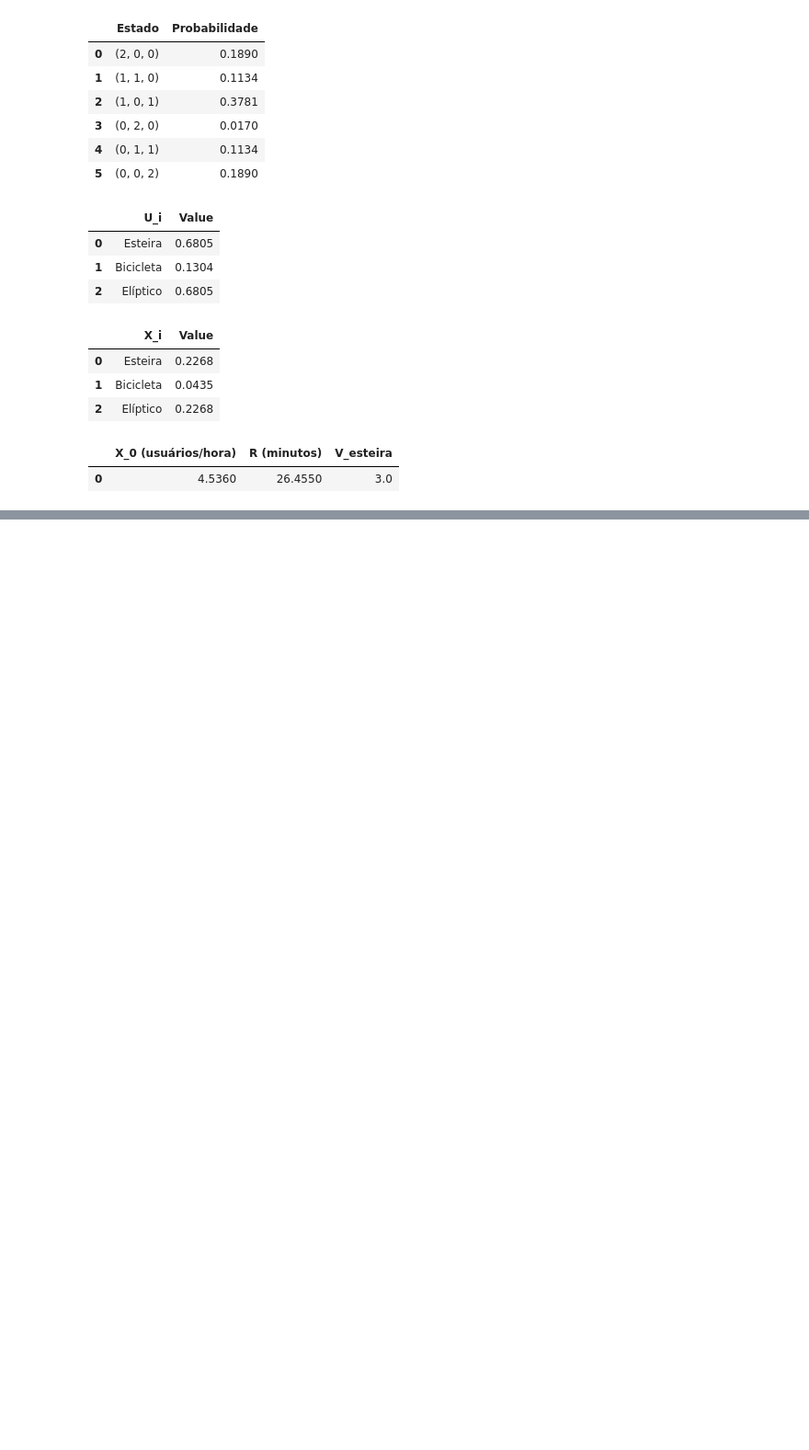
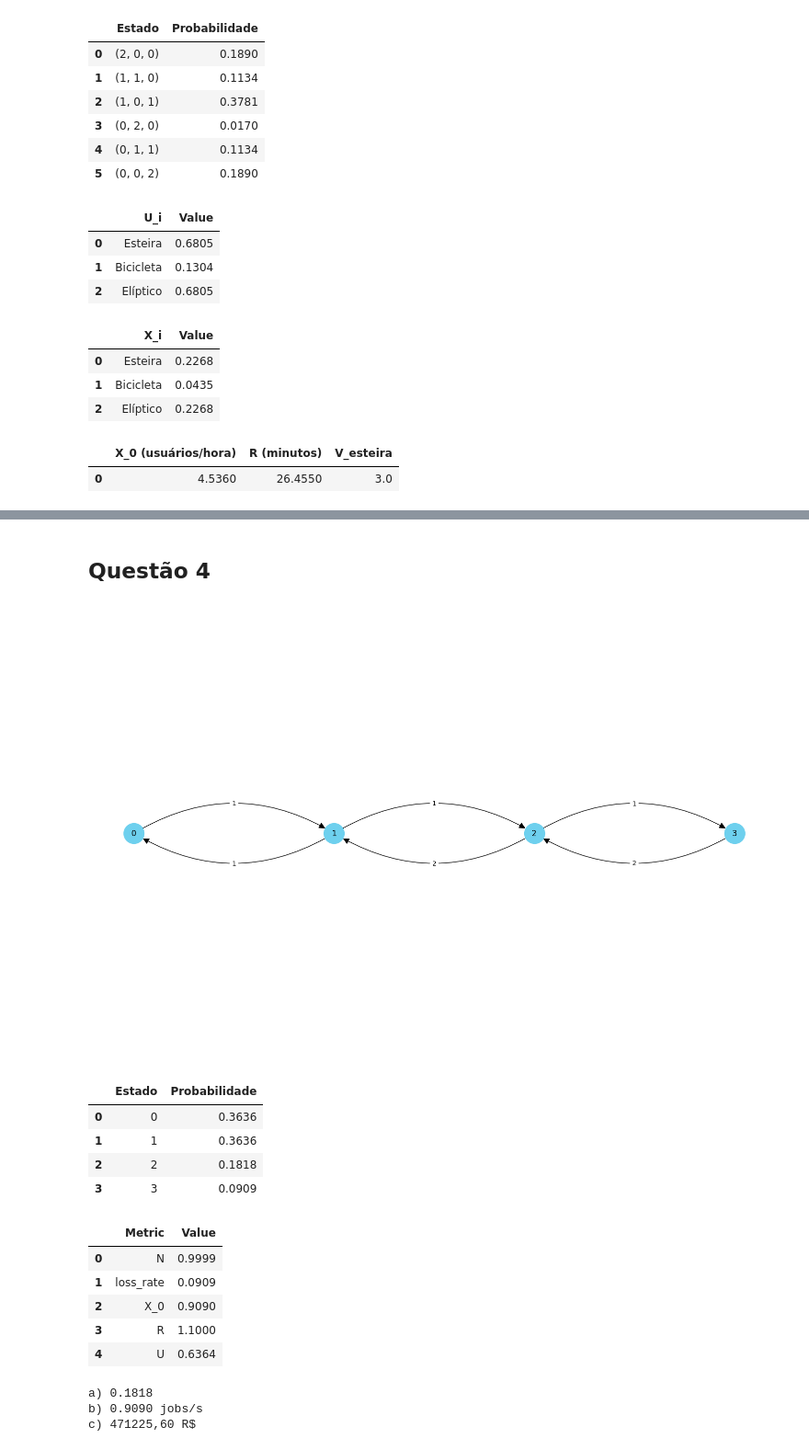
Before and after one commit to joaomarcostg/ADS, a Jupyter notebook: draw.ipynb, the cells around one changed output, grey strips where cells are left out. Shown: that part at 92% size. Saved outputs shown, nothing was run; the diff lists cells and outputs as text; code cells hidden in the pictures; blank space fills up the shorter version.

```diff
--- a/draw.ipynb
+++ b/draw.ipynb
@@ -846,0 +1041,53 @@ TypeError: calculate_metrics3() got an unexpected keyword argument 'lambda_syste
+# %% [markdown]
+## Questão 4
+# %%
+# QUESTAO 4
+M = 2
+B = 3
+K = 2
+lambdaValue = 1
+custom_lambdas = []
+lambdas = [ lambdaValue if lambdaValue != None else custom_lambdas[i] for i in range(0, B)]
+muValue = None
+custom_mus = [ M if i >= M else i + 1 for i in range(0, B)]
+mus = [ muValue if muValue != None else custom_mus[i] for i in range(0, B)]
+
+states = generate_states_birthdeath(B)
+edges = generate_edges_birthdeath(states, lambdas, mus)
+
+draw_network_graph_birthdeath(B, states, edges, 'questao4')
+
+A, b = generate_system(states, edges)
+probabilities = solveSystem(A, b, states)
+
+results = calculate_birth_death_metrics(B, lambdaValue, mus, probabilities)
+display(pd.DataFrame(list(results.items()), columns=['Metric', 'Value']))
+
+# letra a) suponha que existem exatamente dois jobs no sistema. Qual é a probabilidade de um job chegar antes de um job completar?
+#R: Um job chega no sistema antes de outro job completar quando temos 2 usuários usando o sistema, então é a probabilidade do estado 2
+print('a)', probabilities[2])
+
+# letra b) qual é o throughput do sistema?
+print('b)', f"{results['X_0']:.4f} jobs/s")
+
+# letra c) se a empresa dona do sistema de servidores ganha R$ 0.20 por job processado, qual
+# seria o faturamento mensal da empresa? Considere que o servidor funciona 24 horas por dia.
+# R: Seria o throughput x 0,2 R$ x 60 (s) x 60 (m) x 24 (h) x 30 d
+X_0 = float(f"{results['X_0']:.4f}")
+print('c)', f"{locale.currency(( X_0 * 0.2 * 60 * 60 * 24 * 30))}")
+# %% [output]
+[figure, added]
+|  | Estado | Probabilidade |
+| 0 | 0 | 0.3636 |
+| 1 | 1 | 0.3636 |
+| 2 | 2 | 0.1818 |
+| 3 | 3 | 0.0909 |
+|  | Metric | Value |
+| 0 | N | 0.9999 |
+| 1 | loss_rate | 0.0909 |
+| 2 | X_0 | 0.9090 |
+| 3 | R | 1.1000 |
+| 4 | U | 0.6364 |
+a) 0.1818
+b) 0.9090 jobs/s
+c) 471225,60 R$
```
Also changed, not shown: parts of 13 cells of this notebook, 11 other files.
